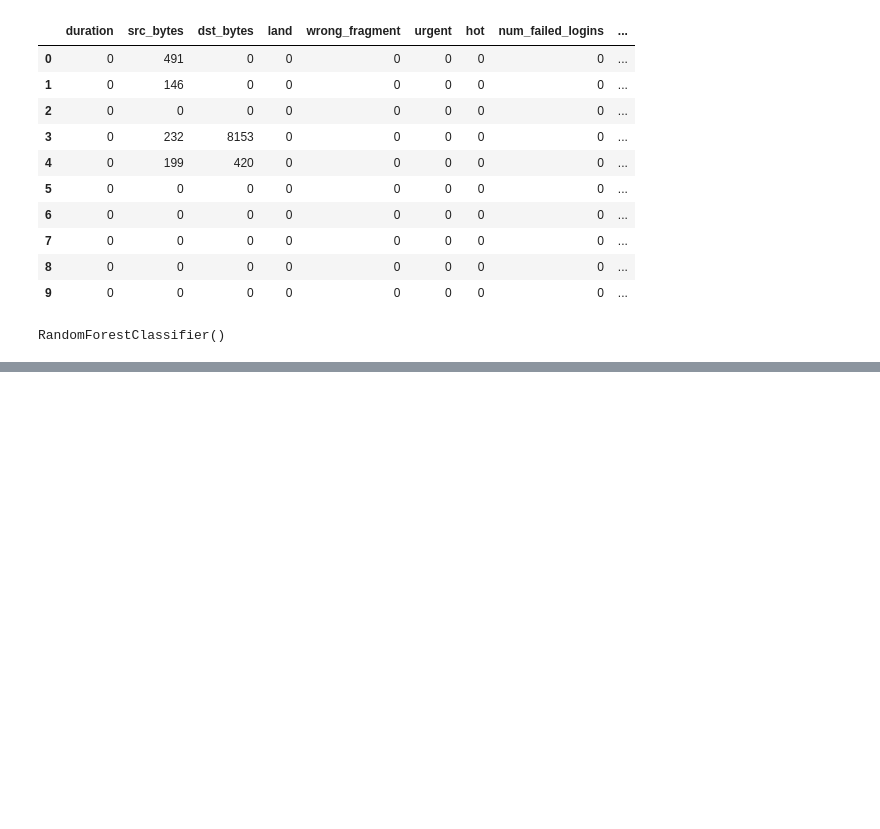
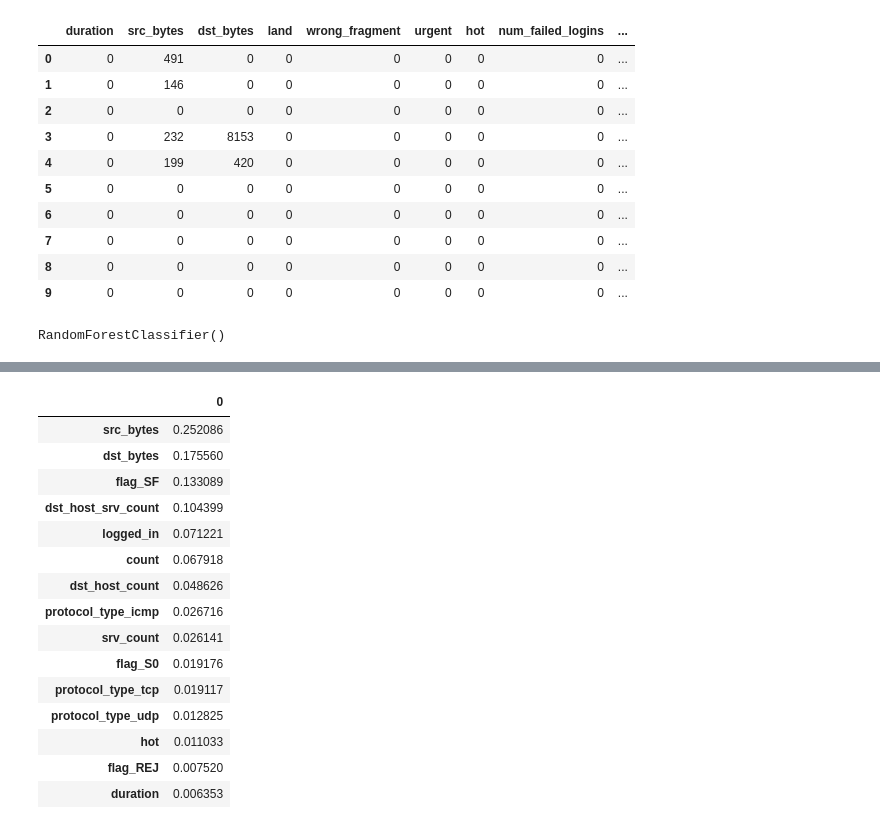
Before and after one commit to lamvwl/jupyterlite, a Jupyter notebook: content/IDS-NSL-KDD-RandomForest.ipynb, the cells around one changed output, grey strips where cells are left out. Cells and saved outputs as stored; diff of their text form; code cells hidden in the pictures; blank space fills up the shorter version.

Commit message:
Added feature importance and hyperparameter tuning

```diff
--- a/content/IDS-NSL-KDD-RandomForest.ipynb
+++ b/content/IDS-NSL-KDD-RandomForest.ipynb
@@ -569,0 +597,24 @@ Recall: 57.90540014026339 %
+# %%
+# Feature Importances
+X=x_test.iloc[:,0:len(x_test.columns)]
+# print(X)
+features = pd.DataFrame(rf.feature_importances_, index=X.columns)
+sorted_features=features.sort_values(by=0, ascending=False)
+sorted_features.head(15)
+# %% [output]
+|  | 0 |
+| src_bytes | 0.252086 |
+| dst_bytes | 0.175560 |
+| flag_SF | 0.133089 |
+| dst_host_srv_count | 0.104399 |
+| logged_in | 0.071221 |
+| count | 0.067918 |
+| dst_host_count | 0.048626 |
+| protocol_type_icmp | 0.026716 |
+| srv_count | 0.026141 |
+| flag_S0 | 0.019176 |
+| protocol_type_tcp | 0.019117 |
+| protocol_type_udp | 0.012825 |
+| hot | 0.011033 |
+| flag_REJ | 0.007520 |
+| duration | 0.006353 |
```
Also changed, not shown: parts of 8 cells of this notebook.
